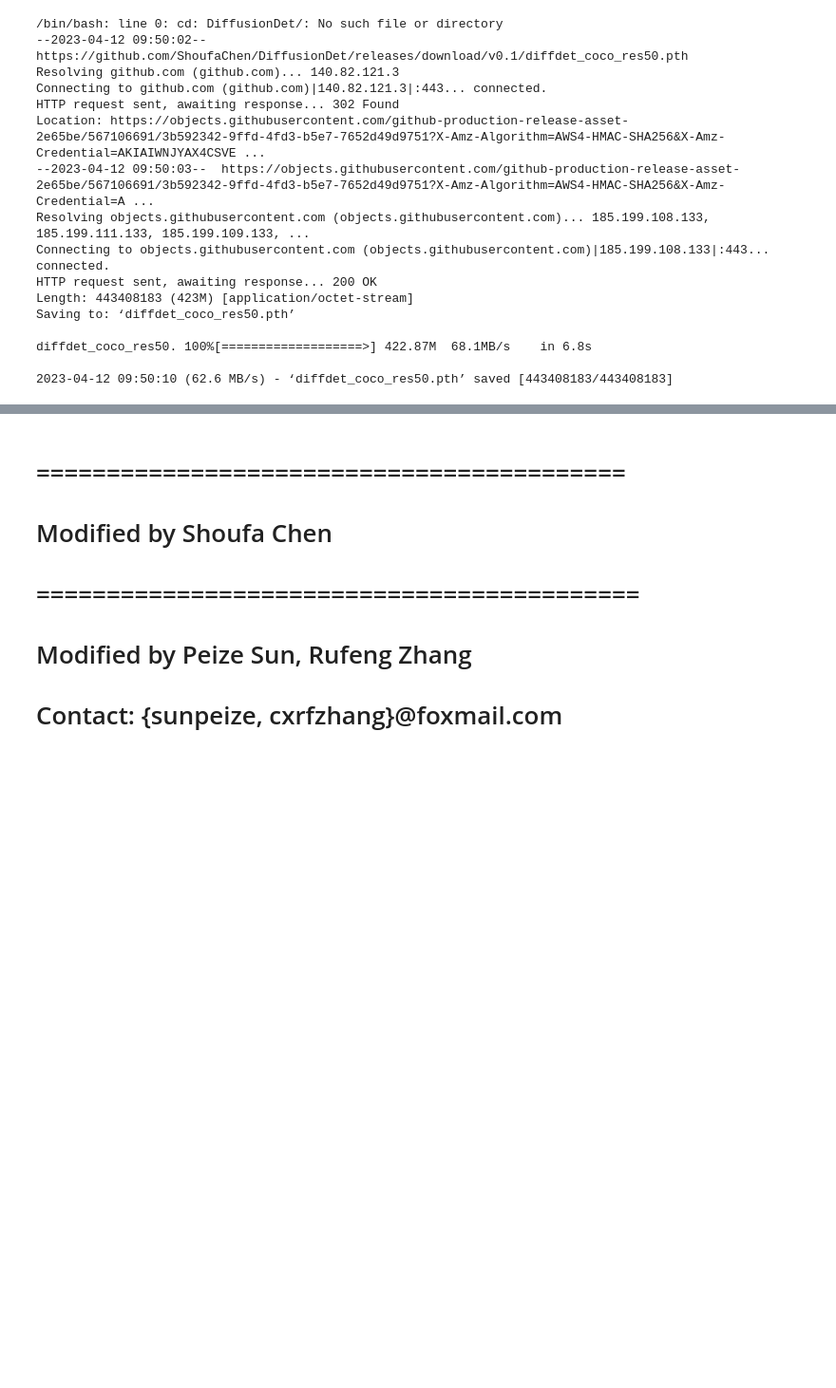
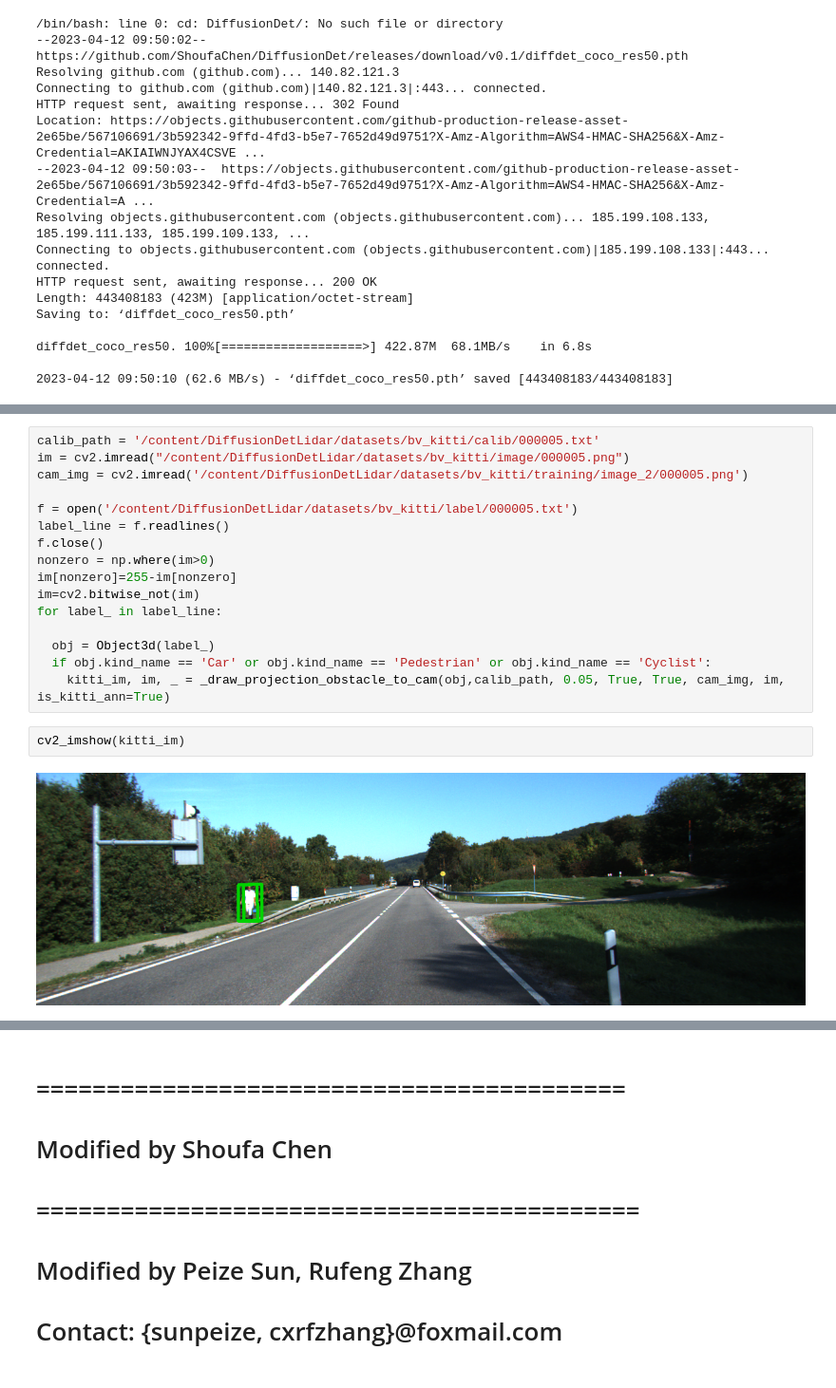
Before and after one commit to AlejandroZam/AI, a Jupyter notebook: train_bev_diffnet.ipynb, the cells around one changed output, grey strips where cells are left out. Shown at 95% size. Drawn from its saved outputs; the diff is of its cells as text; blank space fills up the shorter version.

```diff
--- a/train_bev_diffnet.ipynb
+++ b/train_bev_diffnet.ipynb
@@ -140,0 +237,20 @@ To enable the following instructions: AVX2 AVX512F AVX512_VNNI FMA, in other ope
+# %%
+calib_path = '/content/DiffusionDetLidar/datasets/bv_kitti/calib/000005.txt'
+im = cv2.imread("/content/DiffusionDetLidar/datasets/bv_kitti/image/000005.png")
+cam_img = cv2.imread('/content/DiffusionDetLidar/datasets/bv_kitti/training/image_2/000005.png')
+
+f = open('/content/DiffusionDetLidar/datasets/bv_kitti/label/000005.txt')
+label_line = f.readlines()
+f.close()
+nonzero = np.where(im>0)
+im[nonzero]=255-im[nonzero]
+im=cv2.bitwise_not(im)
+for label_ in label_line:
+
+  obj = Object3d(label_)
+  if obj.kind_name == 'Car' or obj.kind_name == 'Pedestrian' or obj.kind_name == 'Cyclist':
+    kitti_im, im, _ = _draw_projection_obstacle_to_cam(obj,calib_path, 0.05, True, True, cam_img, im, is_kitti_ann=True)
+# %%
+cv2_imshow(kitti_im)
+# %% [output]
+[figure, added]
```
Also changed, not shown: parts of 16 cells of this notebook.
